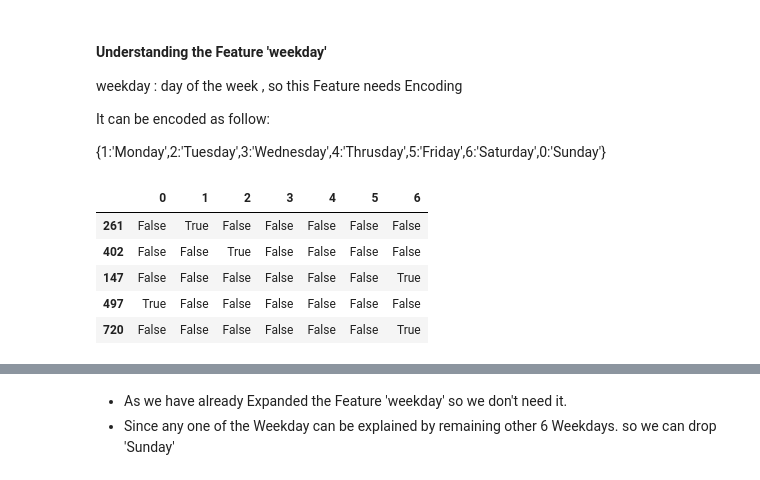
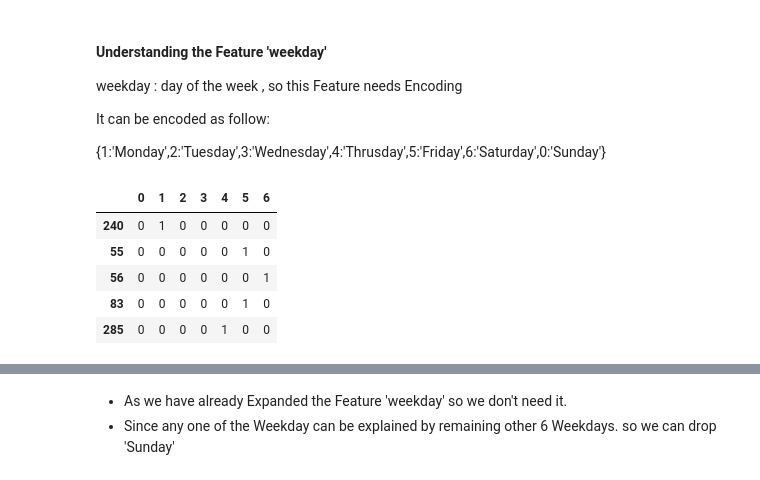
Before and after one commit to axwrx/BoomBikes_Sharing_Assignment_Akshat_Sharma, a Jupyter notebook: Bike_Sharing_Assignment_Akshat_Sharma.ipynb, the cells around one changed output, grey strips where cells are left out. Cells and saved outputs as stored; diff of their text form; code cells hidden in the pictures.

```diff
--- a/Bike_Sharing_Assignment_Akshat_Sharma.ipynb
+++ b/Bike_Sharing_Assignment_Akshat_Sharma.ipynb
@@ -72,7 +94,7 @@ day = day.drop(['instant','dteday'],axis =1)
 # %% [markdown]
 #### Feature: season has four levels (1:spring, 2:summer, 3:fall, 4:winter) , so it has to be encoded with the help three dummy variables
 # %%
-season_desc = pd.get_dummies(day['season'])
+season_desc = pd.get_dummies(day['season'],dtype=int)
 season_desc.head()
 # %% [output]
 |  | 1 | 2 | 3 | 4 |
@@ -84,3 +105,0 @@ season_desc.head()
-# %%
-season_desc = season_desc.astype(int)
-season_desc.head()
@@ -139,5 +151,5 @@ day.sample(5)
 # %%
-Month = pd.get_dummies(day['mnth'])
+Month = pd.get_dummies(day['mnth'],dtype=int)
 Month.head()
 # %% [output]
 |  | 1 | 2 | 3 | 4 | 5 | 6 | 7 | 8 | 9 | 10 | 11 | ... |
@@ -149,3 +160,0 @@ Month.head()
-# %%
-Month = Month.astype(int)
-season_desc.head()
@@ -216,12 +218,12 @@ It can be encoded as follow:
 
 {1:'Monday',2:'Tuesday',3:'Wednesday',4:'Thrusday',5:'Friday',6:'Saturday',0:'Sunday'}
 # %%
-Weekday = pd.get_dummies(day['weekday'])
+Weekday = pd.get_dummies(day['weekday'],dtype=int)
 Weekday.sample(5)
 # %% [output]
 |  | 0 | 1 | 2 | 3 | 4 | 5 | 6 |
-| 261 | False | True | False | False | False | False | False |
-| 402 | False | False | True | False | False | False | False |
-| 147 | False | False | False | False | False | False | True |
-| 497 | True | False | False | False | False | False | False |
-| 720 | False | False | False | False | False | False | True |
+| 240 | 0 | 1 | 0 | 0 | 0 | 0 | 0 |
+| 55 | 0 | 0 | 0 | 0 | 0 | 1 | 0 |
+| 56 | 0 | 0 | 0 | 0 | 0 | 0 | 1 |
+| 83 | 0 | 0 | 0 | 0 | 0 | 1 | 0 |
+| 285 | 0 | 0 | 0 | 0 | 1 | 0 | 0 |
```
Also changed, not shown: parts of 17 cells of this notebook.
